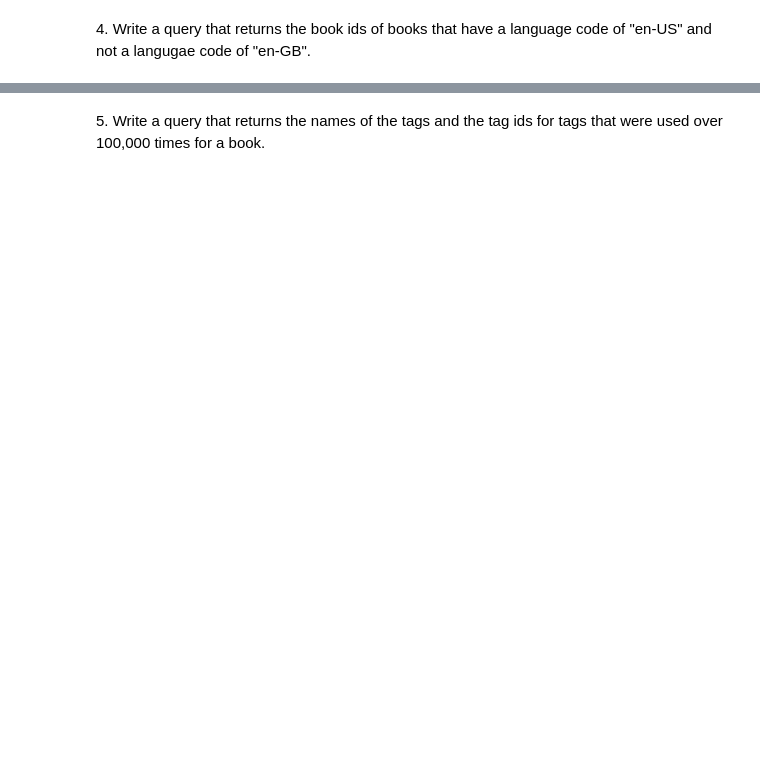
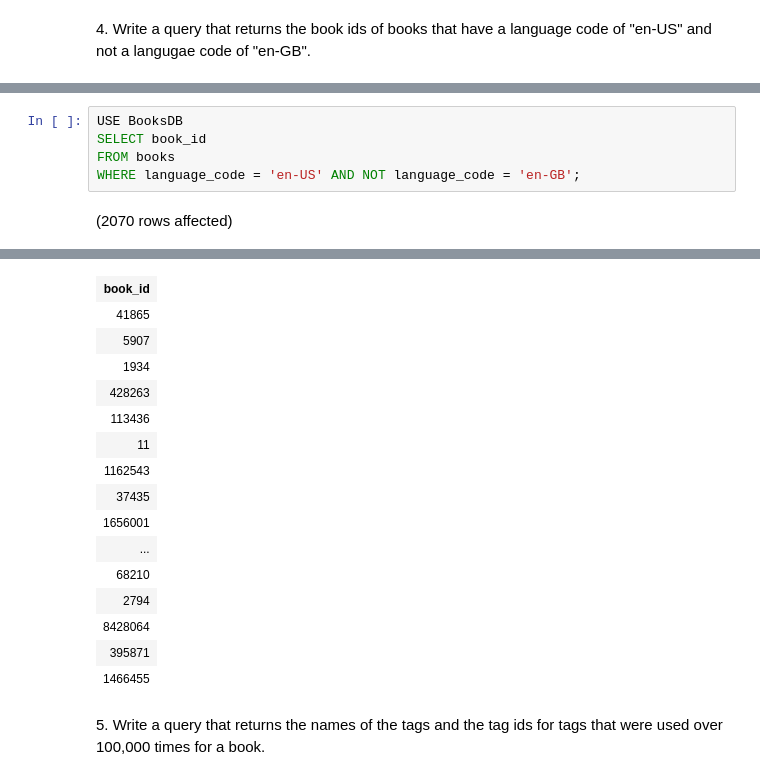
Before and after one commit to Teesen24/sql-part4-exercises, a Jupyter notebook: sql-part4.ipynb, the cells around one changed output, grey strips where cells are left out. Saved outputs shown, nothing was run; the diff lists cells and outputs as text; blank space fills up the shorter version.

```diff
--- a/sql-part4.ipynb
+++ b/sql-part4.ipynb
@@ -52,0 +89,7 @@ Total execution time: 00:00:00
+# %%
+USE BooksDB
+SELECT book_id
+FROM books
+WHERE language_code = 'en-US' AND NOT language_code = 'en-GB';
+# %% [output]
+(2070 rows affected)
@@ -53,2 +97,18 @@ Total execution time: 00:00:00
+| book_id |
+| 41865 |
+| 5907 |
+| 1934 |
+| 428263 |
+| 113436 |
+| 11 |
+| 1162543 |
+| 37435 |
+| 1656001 |
+| ... |
+| 68210 |
+| 2794 |
+| 8428064 |
+| 395871 |
+| 1466455 |
 # %% [markdown]
 5. Write a query that returns the names of the tags and the tag ids for tags that were used over 100,000 times for a book.
```
Also changed, not shown: parts of 9 cells of this notebook.
